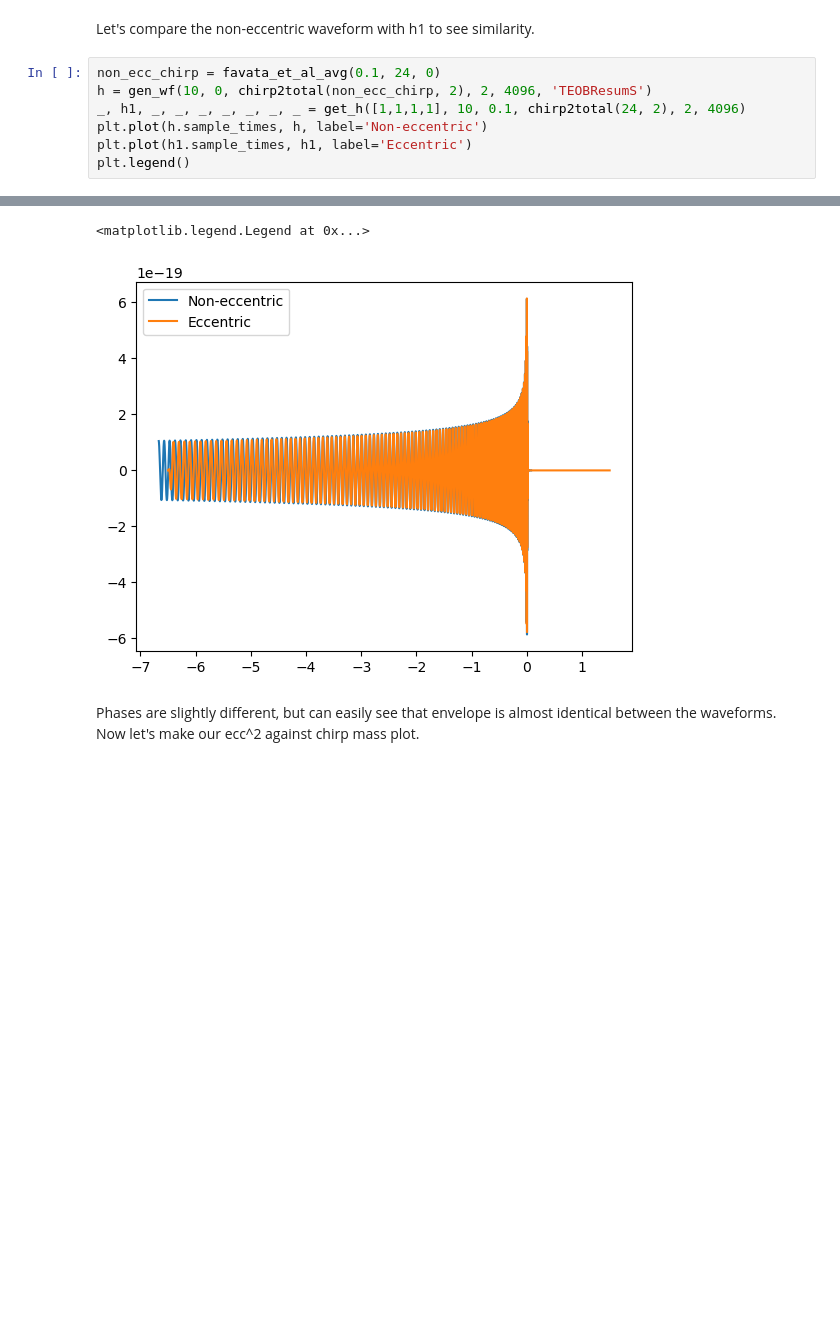
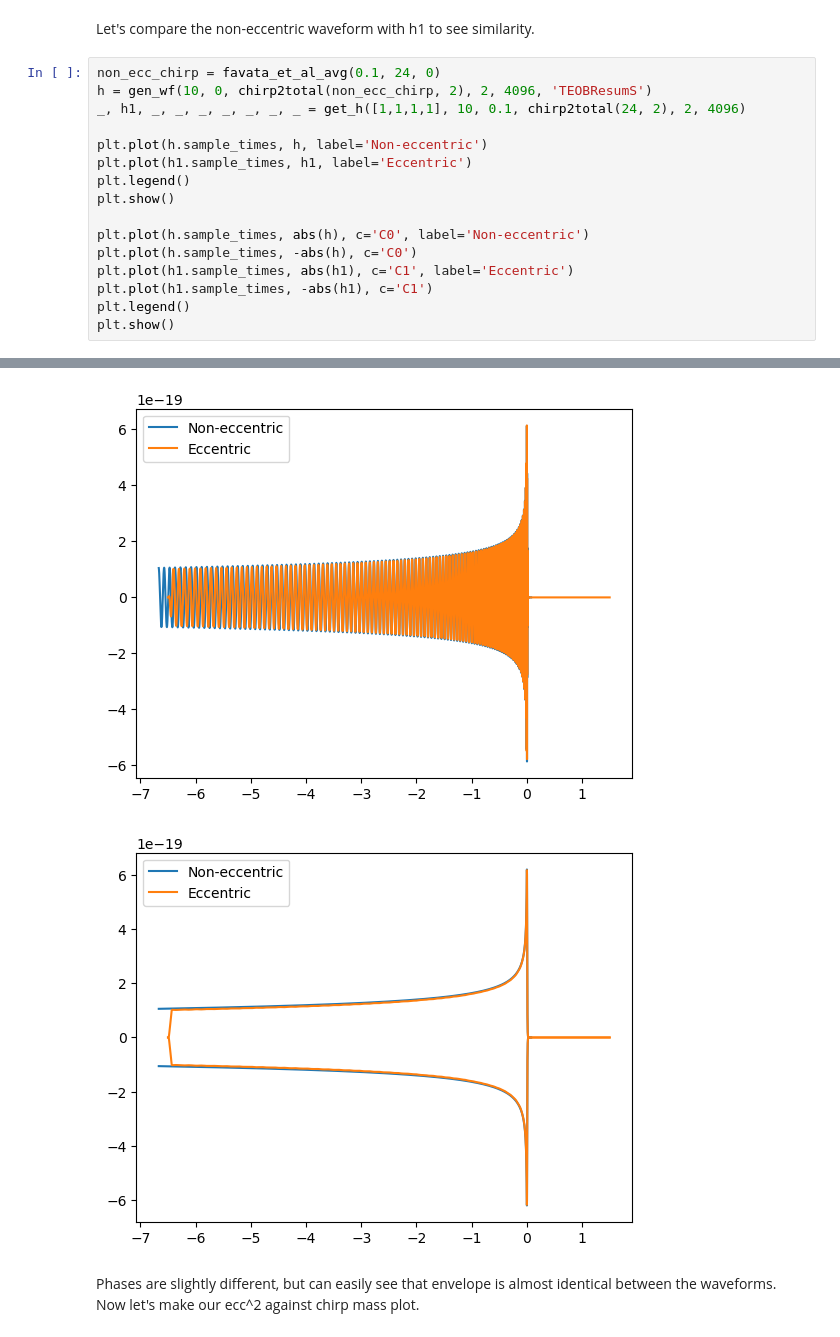
Before and after one commit to BenGPatterson/EccentricBinaries, a Jupyter notebook: notebooks/stripe_investigation.ipynb, the cells around one changed output, grey strips where cells are left out. Cells and saved outputs as stored; diff of their text form; blank space fills up the shorter version.

```diff
--- a/notebooks/stripe_investigation.ipynb
+++ b/notebooks/stripe_investigation.ipynb
@@ -811,15 +811,24 @@ Let's compare the non-eccentric waveform with h1 to see similarity.
 # %%
 non_ecc_chirp = favata_et_al_avg(0.1, 24, 0)
 h = gen_wf(10, 0, chirp2total(non_ecc_chirp, 2), 2, 4096, 'TEOBResumS')
 _, h1, _, _, _, _, _, _, _ = get_h([1,1,1,1], 10, 0.1, chirp2total(24, 2), 2, 4096)
+
 plt.plot(h.sample_times, h, label='Non-eccentric')
 plt.plot(h1.sample_times, h1, label='Eccentric')
 plt.legend()
+plt.show()
+
+plt.plot(h.sample_times, abs(h), c='C0', label='Non-eccentric')
+plt.plot(h.sample_times, -abs(h), c='C0')
+plt.plot(h1.sample_times, abs(h1), c='C1', label='Eccentric')
+plt.plot(h1.sample_times, -abs(h1), c='C1')
+plt.legend()
+plt.show()
 # %% [output]
 Average frequency: 29.736871508999076 Hz
 Given_e shifted from 0.1 to 0.03165268397273404
-<matplotlib.legend.Legend at 0x...>
 [figure]
+[figure, added]
 # %% [markdown]
 Phases are slightly different, but can easily see that envelope is almost identical between the waveforms. Now let's make our ecc^2 against chirp mass plot.
 # %%
```
Also changed, not shown: 1 other file.
